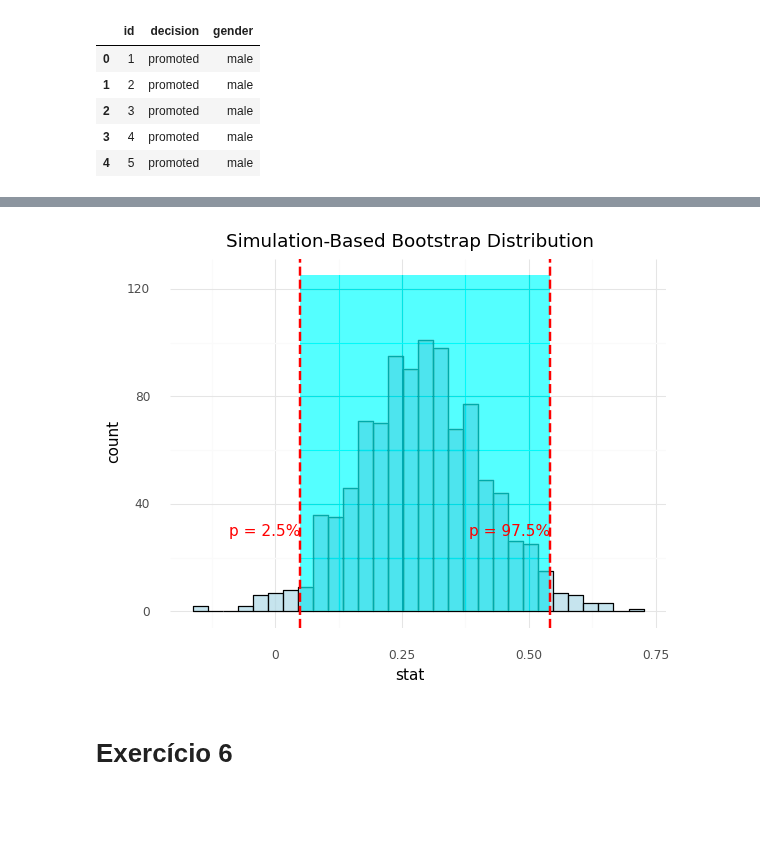
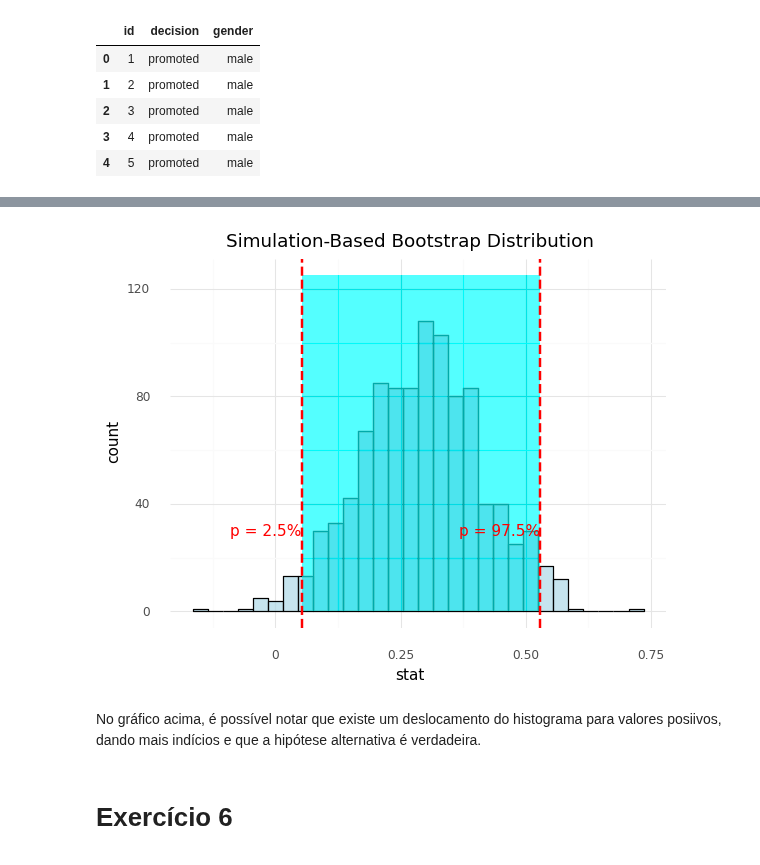
Before and after one commit to pdcos/analise_visual_ciencia_de_dados, a Jupyter notebook: participacao_9/solutions_9.ipynb, the cells around one changed output, grey strips where cells are left out. Saved outputs shown, nothing was run; the diff lists cells and outputs as text; code cells hidden in the pictures; blank space fills up the shorter version.

```diff
--- a/participacao_9/solutions_9.ipynb
+++ b/participacao_9/solutions_9.ipynb
@@ -298,36 +327,30 @@ print(plot)
 # %%
-import pandas as pd
-import numpy as np
-from plotnine import *
-
-# Sample data for the bootstrap distribution
-np.random.seed(42)
-bootstrap_distribution = np.random.beta(2, 5, size=1000)
-
 # Create a DataFrame from the bootstrap distribution
 df = pd.DataFrame({'stat': mean_diffs_replacement})
 
 # Define the endpoints for the confidence interval
 lower_bound = percentil_025
 upper_bound = percentil_975
 
 # Create the plot
 plot = (
     ggplot(df, aes(x='stat')) +
     geom_histogram(bins=30, fill='lightblue', color='black', alpha=0.7) +
     geom_rect(aes(xmin=lower_bound, xmax=upper_bound, ymin=0, ymax=125),
               fill='cyan', alpha=0.01) +
     labs(title='Simulation-Based Bootstrap Distribution', x='stat', y='count') +
     geom_vline(xintercept=lower_bound, linetype='dashed', color='red', size=1) +
     geom_vline(xintercept=upper_bound, linetype='dashed', color='red', size=1) +
     annotate('text', x=percentil_025, y=30, label=f'p = 2.5%', color='red', ha='right') +
     annotate('text', x=percentil_975, y=30, label=f'p = 97.5%', color='red', ha='right') +
     theme_minimal()
 )
 
 print(plot)
 # %% [output]
-[figure, old version]
+[figure, new version]
+# %% [markdown]
+No gráfico acima, é possível notar que existe um deslocamento do histograma para valores posiivos, dando mais indícios e que a hipótese alternativa é verdadeira.
 # %% [markdown]
 # Exercício 6
 
```
Also changed, not shown: parts of 26 cells of this notebook.
